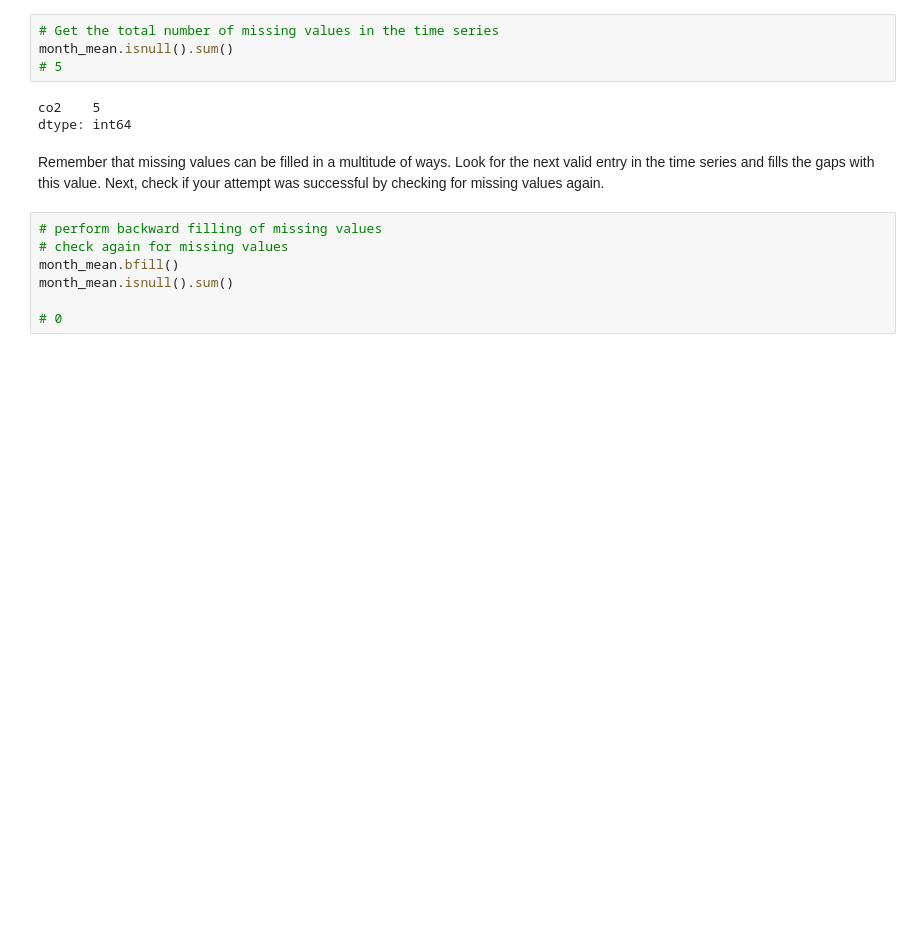
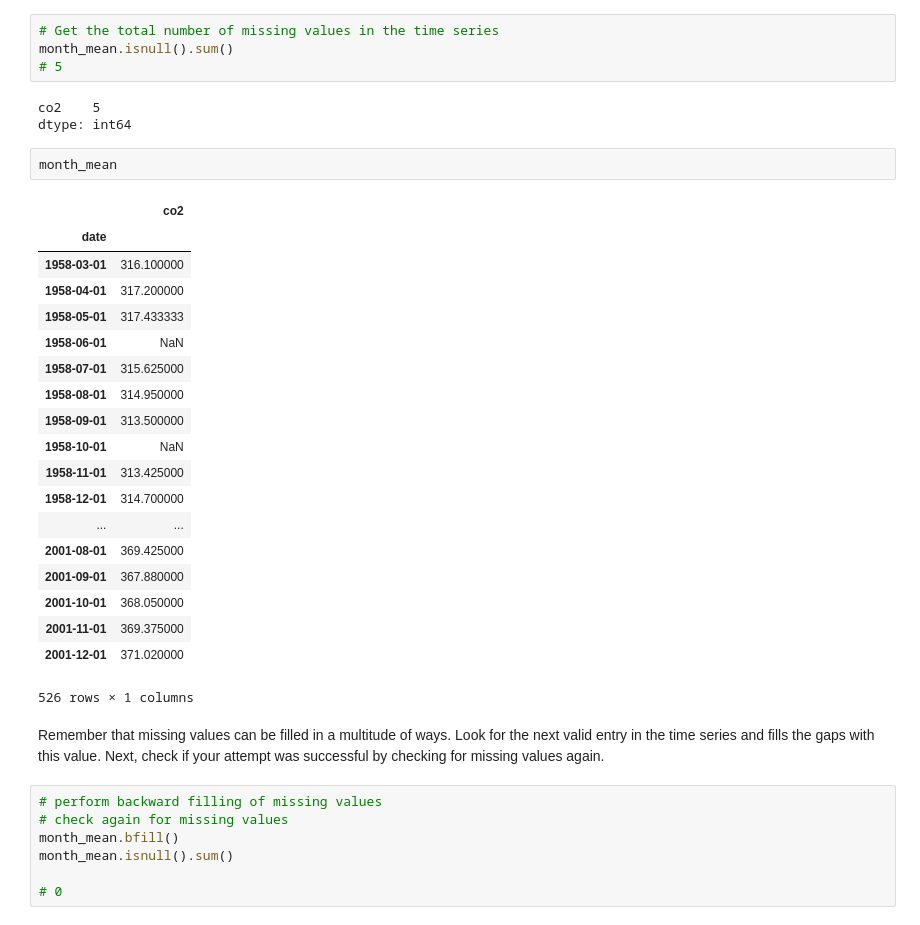
Before and after one commit to ColinFangshu/dsc-managing-time-series-data-lab-seattle-ds-career-051319, a Jupyter notebook: index.ipynb, the cells around one changed output. Cells and saved outputs as stored; diff of their text form; blank space fills up the shorter version.

```diff
--- a/index.ipynb
+++ b/index.ipynb
@@ -281,6 +281,28 @@ month_mean.isnull().sum()
 # %% [output]
 co2    5
 dtype: int64
+# %%
+month_mean
+# %% [output]
+|  | co2 |
+| date |  |
+| 1958-03-01 | 316.100000 |
+| 1958-04-01 | 317.200000 |
+| 1958-05-01 | 317.433333 |
+| 1958-06-01 | NaN |
+| 1958-07-01 | 315.625000 |
+| 1958-08-01 | 314.950000 |
+| 1958-09-01 | 313.500000 |
+| 1958-10-01 | NaN |
+| 1958-11-01 | 313.425000 |
+| 1958-12-01 | 314.700000 |
+| ... | ... |
+| 2001-08-01 | 369.425000 |
+| 2001-09-01 | 367.880000 |
+| 2001-10-01 | 368.050000 |
+| 2001-11-01 | 369.375000 |
+| 2001-12-01 | 371.020000 |
+526 rows × 1 columns
 # %% [markdown]
 Remember that missing values can be filled in a multitude of ways. Look for the next valid entry in the time series and fills the gaps with this value. Next, check if your attempt was successful by checking for missing values again.
 # %%
```
